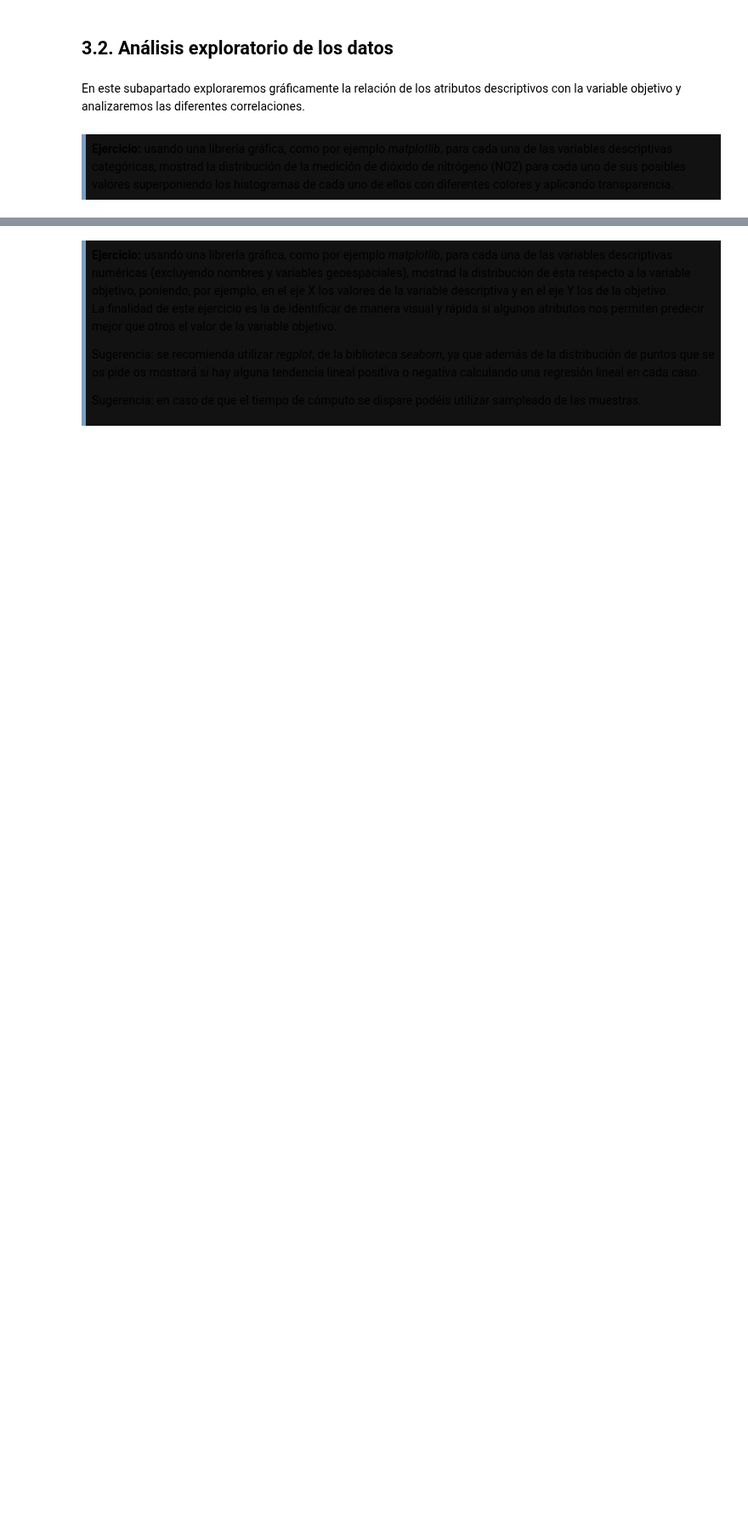
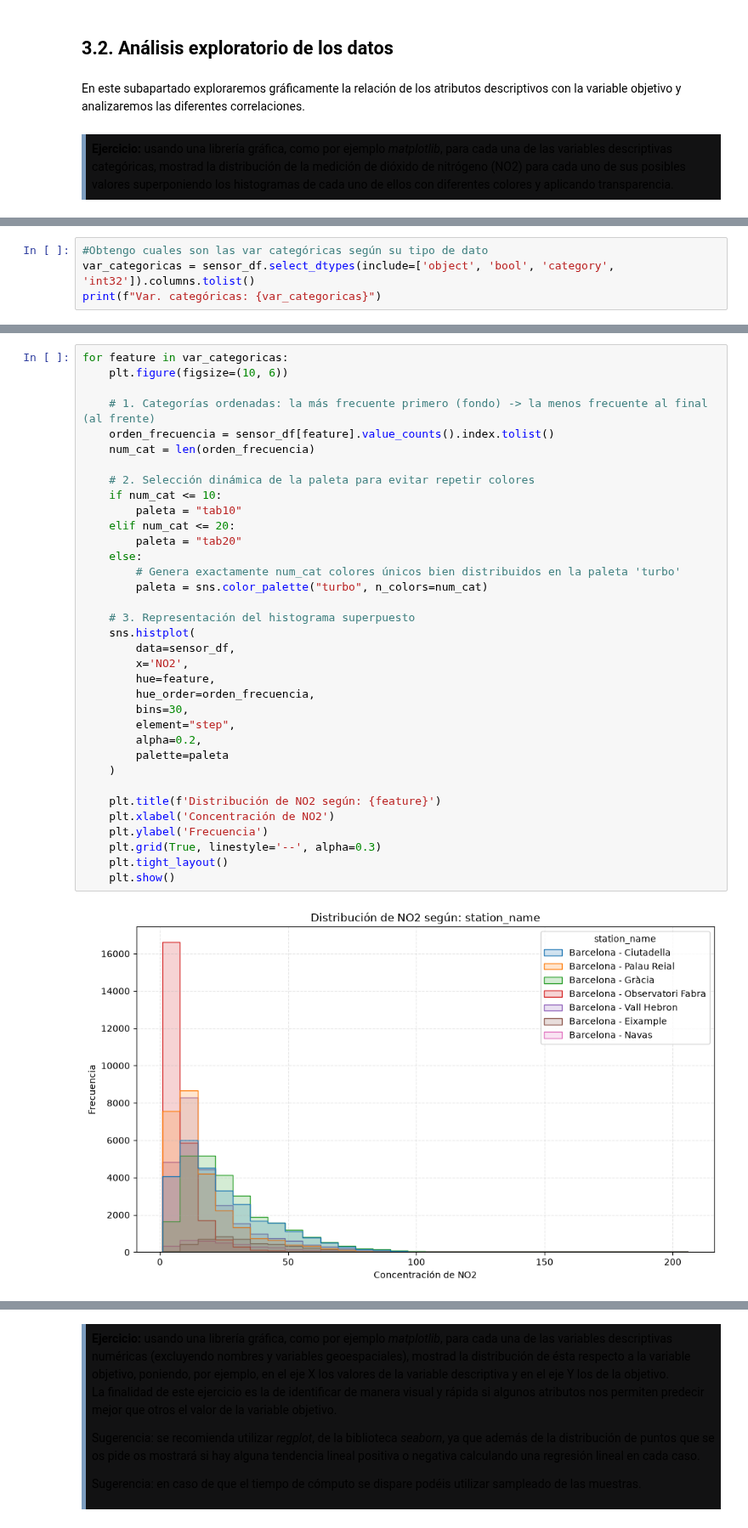
Before and after one commit to Axton-Industries/Aprendizaje-Automatico, a Jupyter notebook: PEC1/M2.891_20261_PEC1-Enunciado.ipynb, the cells around one changed output, grey strips where cells are left out. Shown at 85% size. Saved outputs shown, nothing was run; the diff lists cells and outputs as text; blank space fills up the shorter version.

```diff
--- a/PEC1/M2.891_20261_PEC1-Enunciado.ipynb
+++ b/PEC1/M2.891_20261_PEC1-Enunciado.ipynb
@@ -290,0 +346,4 @@ En este subapartado exploraremos gráficamente la relación de los atributos des
+# %%
+#Obtengo cuales son las var categóricas según su tipo de dato
+var_categoricas = sensor_df.select_dtypes(include=['object', 'bool', 'category', 'int32']).columns.tolist()
+print(f"Var. categóricas: {var_categoricas}")
@@ -290,0 +352,37 @@ En este subapartado exploraremos gráficamente la relación de los atributos des
+# %%
+for feature in var_categoricas:
+    plt.figure(figsize=(10, 6))
+
+    # 1. Categorías ordenadas: la más frecuente primero (fondo) -> la menos frecuente al final (al frente)
+    orden_frecuencia = sensor_df[feature].value_counts().index.tolist()
+    num_cat = len(orden_frecuencia)
+
+    # 2. Selección dinámica de la paleta para evitar repetir colores
+    if num_cat <= 10:
+        paleta = "tab10"
+    elif num_cat <= 20:
+        paleta = "tab20"
+    else:
+        # Genera exactamente num_cat colores únicos bien distribuidos en la paleta 'turbo'
+        paleta = sns.color_palette("turbo", n_colors=num_cat)
+
+    # 3. Representación del histograma superpuesto
+    sns.histplot(
+        data=sensor_df,
+        x='NO2',
+        hue=feature,
+        hue_order=orden_frecuencia,
+        bins=30,
+        element="step",
+        alpha=0.2,
+        palette=paleta
+    )
+
+    plt.title(f'Distribución de NO2 según: {feature}')
+    plt.xlabel('Concentración de NO2')
+    plt.ylabel('Frecuencia')
+    plt.grid(True, linestyle='--', alpha=0.3)
+    plt.tight_layout()
+    plt.show()
+# %% [output]
+[figure, added]
```
Also changed, not shown: parts of 19 cells of this notebook.
